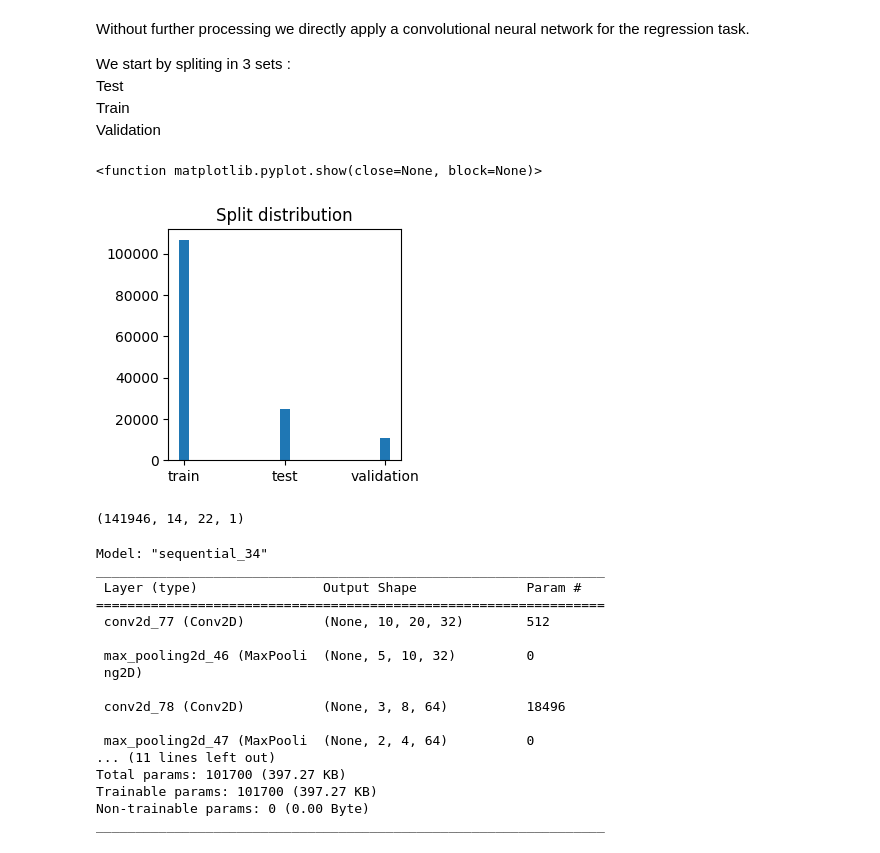
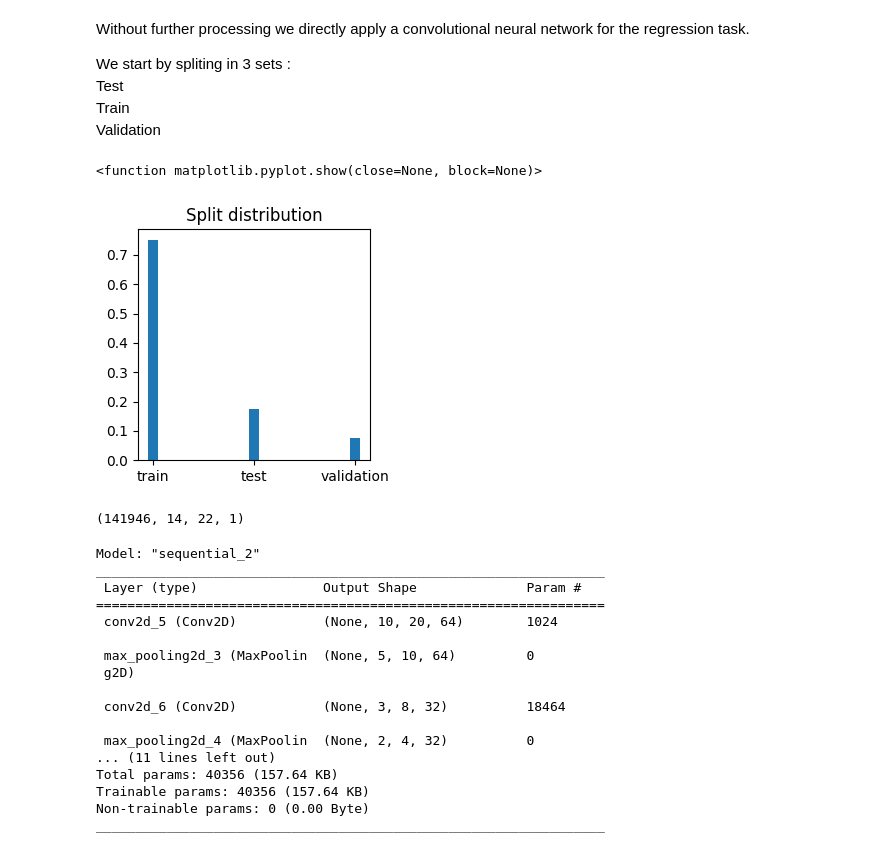
Before and after one commit to adam-eva/dampe-calorimeter, a Jupyter notebook: DataLoading.ipynb, the cells around one changed output. Cells and saved outputs as stored; diff of their text form; code cells hidden in the pictures.

Commit message:
Samll changes of the model

```diff
--- a/DataLoading.ipynb
+++ b/DataLoading.ipynb
@@ -132,12 +138,13 @@ Im_train, Im_test, xy_train, xy_test = train_test_split(calorimeter_images, data
 Im_test , Im_val , xy_test , xy_val  = train_test_split(Im_test, xy_test, test_size = val_size)
 # %%
 plt.figure(figsize=(3,3))
-plt.bar(['train', 'test', 'validation'],[xy_train.shape[0], xy_test.shape[0], xy_val.shape[0]], width=0.1)
+sample_size = data_target.shape[0]
+plt.bar(['train', 'test', 'validation'],[xy_train.shape[0] / sample_size, xy_test.shape[0] / sample_size, xy_val.shape[0] / sample_size], width=0.1)
 plt.title('Split distribution')
 plt.show
 # %% [output]
 <function matplotlib.pyplot.show(close=None, block=None)>
-[figure, old version]
+[figure, new version]
 # %%
 calorimeter_images.shape
 # %% [output]
@@ -146,15 +153,15 @@ calorimeter_images.shape
 # Convolutional neural network
 model = models.Sequential()
 model.add(Input(shape=calorimeter_images[0].shape))
-model.add(layers.Conv2D(filters=32, kernel_size=(5, 3), activation='relu'))
+model.add(layers.Conv2D(filters=64, kernel_size=(5, 3), activation='relu'))
 model.add(layers.MaxPooling2D(pool_size=(2,2)))
-model.add(layers.Conv2D(filters=64, kernel_size=(3, 3), activation='relu'))
+model.add(layers.Conv2D(filters=32, kernel_size=(3, 3), activation='relu'))
 model.add(layers.MaxPooling2D(1,2))
-model.add(layers.Conv2D(128, (2, 3), activation='relu'))
+model.add(layers.Conv2D(filters=64, kernel_size=(2, 3), activation='relu'))
 
 # Dense Feedforward neural network of the features
 model.add(layers.Flatten())
-model.add(layers.Dense(units=128,activation='relu'))
+model.add(layers.Dense(units=64,activation='relu'))
 #model.add(layers.Dense(units=128,activation='relu'))
 model.add(layers.Dense(units=4,activation='linear'))
 
@@ -162,21 +169,21 @@ model.add(layers.Dense(units=4,activation='linear'))
 ####
 model.summary()
 # %% [output]
-Model: "sequential_34"
+Model: "sequential_2"
 _________________________________________________________________
  Layer (type)                Output Shape              Param #
 =================================================================
- conv2d_77 (Conv2D)          (None, 10, 20, 32)        512
+ conv2d_5 (Conv2D)           (None, 10, 20, 64)        1024
 
- max_pooling2d_46 (MaxPooli  (None, 5, 10, 32)         0
- ng2D)
+ max_pooling2d_3 (MaxPoolin  (None, 5, 10, 64)         0
+ g2D)
 
- conv2d_78 (Conv2D)          (None, 3, 8, 64)          18496
+ conv2d_6 (Conv2D)           (None, 3, 8, 32)          18464
 
- max_pooling2d_47 (MaxPooli  (None, 2, 4, 64)          0
+ max_pooling2d_4 (MaxPoolin  (None, 2, 4, 32)          0
 ... (11 lines left out)
-Total params: 101700 (397.27 KB)
-Trainable params: 101700 (397.27 KB)
+Total params: 40356 (157.64 KB)
+Trainable params: 40356 (157.64 KB)
 Non-trainable params: 0 (0.00 Byte)
 _________________________________________________________________
 # %%
```
Also changed, not shown: parts of 7 cells of this notebook, 2 other files.
